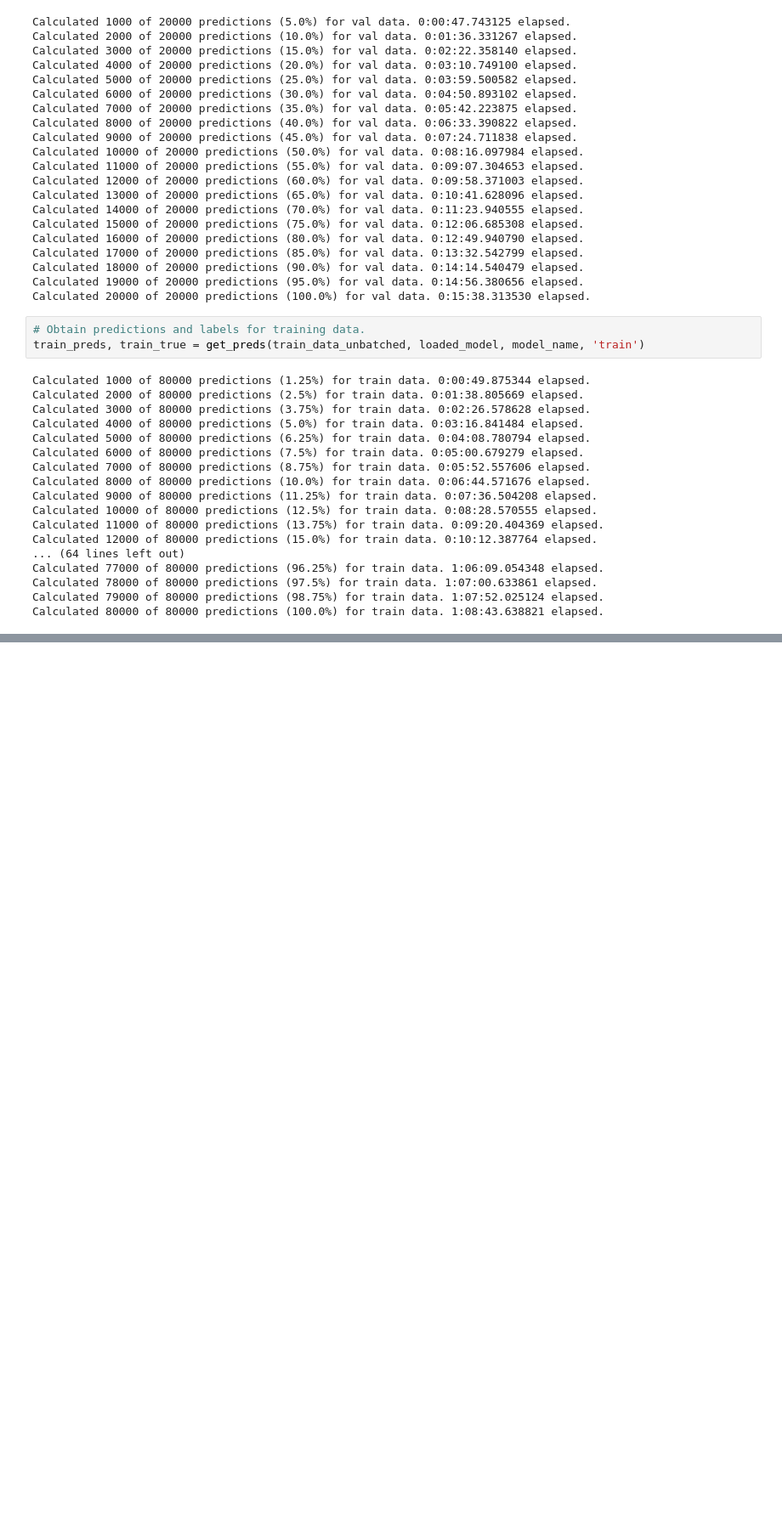
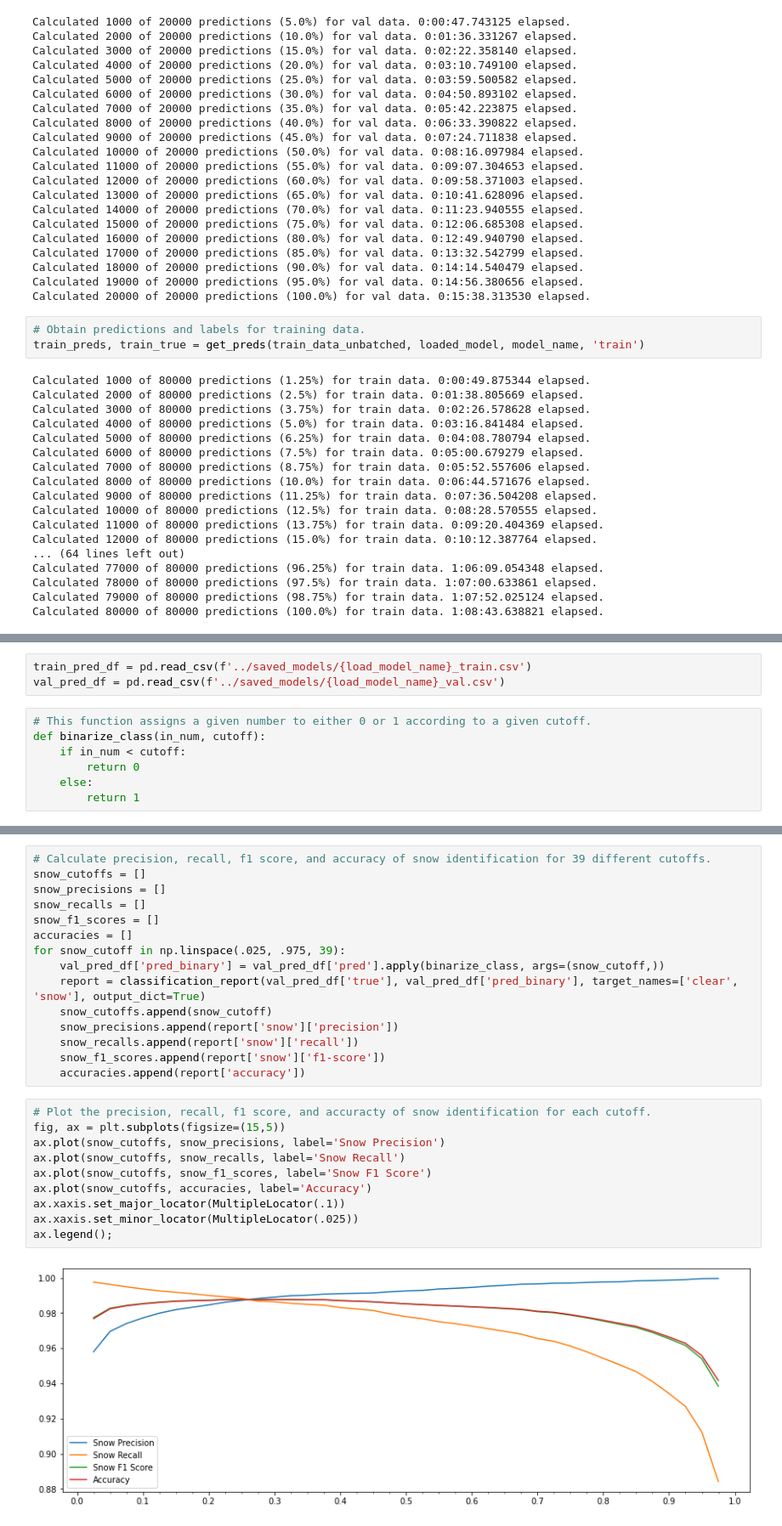
Before and after one commit to MarkCHarris/ga-capstone-snow-vision, a Jupyter notebook: code/part2_snowdetect_modeltuning.ipynb, the cells around one changed output, grey strips where cells are left out. Shown at 85% size. Cells and saved outputs as stored; diff of their text form; blank space fills up the shorter version.

Commit message:
Code notebooks and scripts are complete.  Pushing all code, saved models, training history, and predictions.

```diff
--- a/code/part2_snowdetect_modeltuning.ipynb
+++ b/code/part2_snowdetect_modeltuning.ipynb
@@ -307,0 +326,10 @@ Calculated 80000 of 80000 predictions (100.0%) for train data. 1:08:43.638821 el
+# %%
+train_pred_df = pd.read_csv(f'../saved_models/{load_model_name}_train.csv')
+val_pred_df = pd.read_csv(f'../saved_models/{load_model_name}_val.csv')
+# %%
+# This function assigns a given number to either 0 or 1 according to a given cutoff.
+def binarize_class(in_num, cutoff):
+    if in_num < cutoff:
+        return 0
+    else:
+        return 1
@@ -307,0 +347,27 @@ Calculated 80000 of 80000 predictions (100.0%) for train data. 1:08:43.638821 el
+# %%
+# Calculate precision, recall, f1 score, and accuracy of snow identification for 39 different cutoffs.
+snow_cutoffs = []
+snow_precisions = []
+snow_recalls = []
+snow_f1_scores = []
+accuracies = []
+for snow_cutoff in np.linspace(.025, .975, 39):
+    val_pred_df['pred_binary'] = val_pred_df['pred'].apply(binarize_class, args=(snow_cutoff,))
+    report = classification_report(val_pred_df['true'], val_pred_df['pred_binary'], target_names=['clear', 'snow'], output_dict=True)
+    snow_cutoffs.append(snow_cutoff)
+    snow_precisions.append(report['snow']['precision'])
+    snow_recalls.append(report['snow']['recall'])
+    snow_f1_scores.append(report['snow']['f1-score'])
+    accuracies.append(report['accuracy'])
+# %%
+# Plot the precision, recall, f1 score, and accuracty of snow identification for each cutoff.
+fig, ax = plt.subplots(figsize=(15,5))
+ax.plot(snow_cutoffs, snow_precisions, label='Snow Precision')
+ax.plot(snow_cutoffs, snow_recalls, label='Snow Recall')
+ax.plot(snow_cutoffs, snow_f1_scores, label='Snow F1 Score')
+ax.plot(snow_cutoffs, accuracies, label='Accuracy')
+ax.xaxis.set_major_locator(MultipleLocator(.1))
+ax.xaxis.set_minor_locator(MultipleLocator(.025))
+ax.legend();
+# %% [output]
+[figure, added]
```
Also changed, not shown: parts of 35 cells of this notebook, 11 other files.
